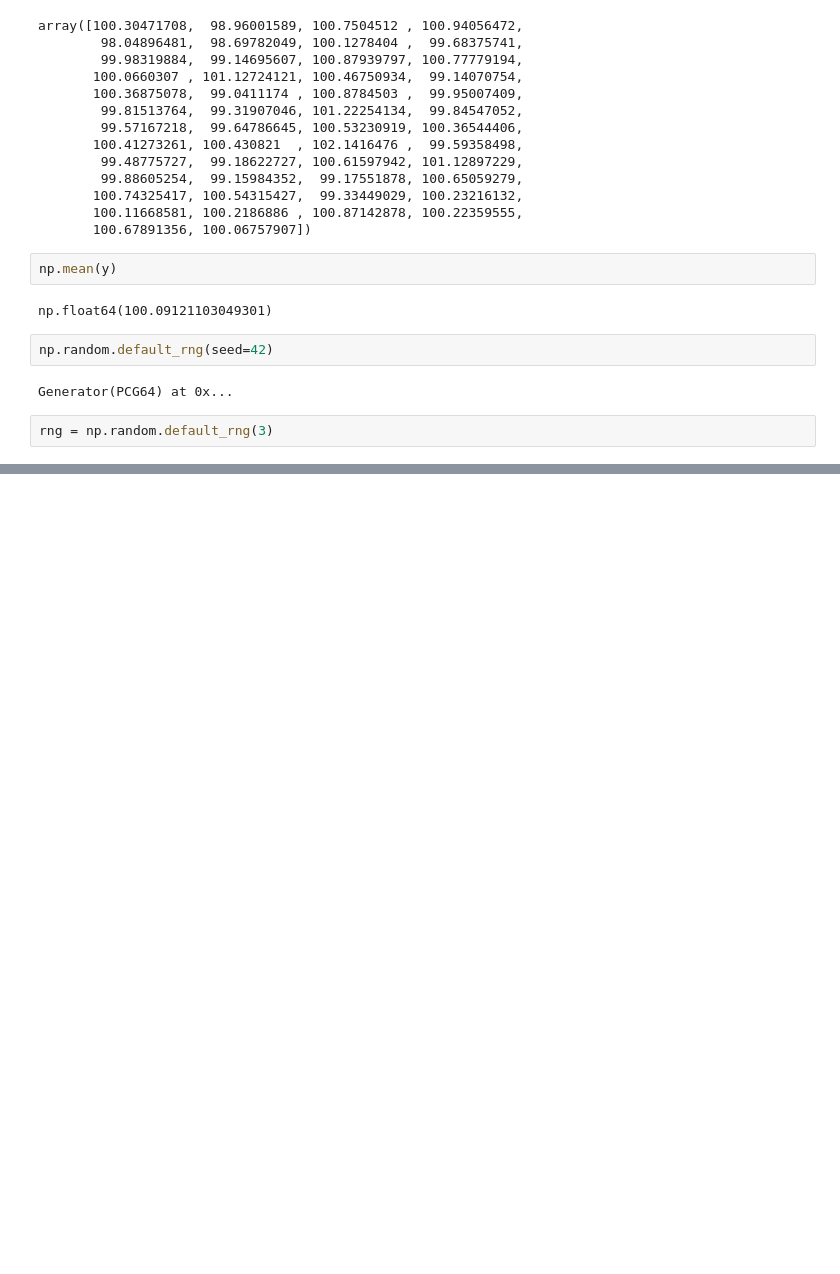
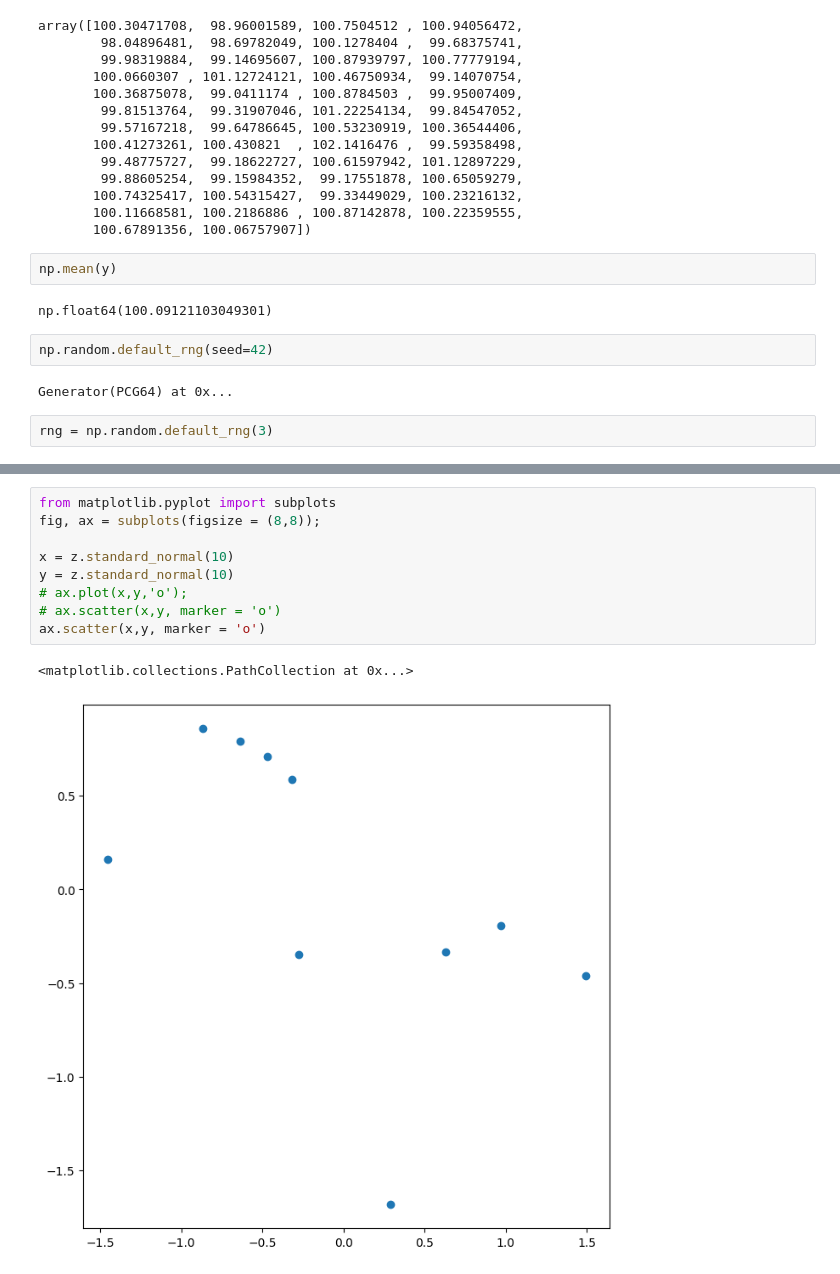
Before and after one commit to venkateshbollineni/ISLP, a Jupyter notebook: Statistical Learning/statistical_learning.ipynb, the cells around one changed output, grey strips where cells are left out. Drawn from its saved outputs; the diff is of its cells as text; blank space fills up the shorter version.

```diff
--- a/Statistical Learning/statistical_learning.ipynb
+++ b/Statistical Learning/statistical_learning.ipynb
@@ -51,0 +52,12 @@ array([ 0.70506198, -0.04918086,  0.47396968, -0.05862219,  0.51813523,
+# %%
+from matplotlib.pyplot import subplots
+fig, ax = subplots(figsize = (8,8));
+
+x = z.standard_normal(10)
+y = z.standard_normal(10)
+# ax.plot(x,y,'o');
+# ax.scatter(x,y, marker = 'o')
+ax.scatter(x,y, marker = 'o')
+# %% [output]
+<matplotlib.collections.PathCollection at 0x...>
+[figure, added]
```
Also changed, not shown: parts of 10 cells of this notebook, 1 other file.
